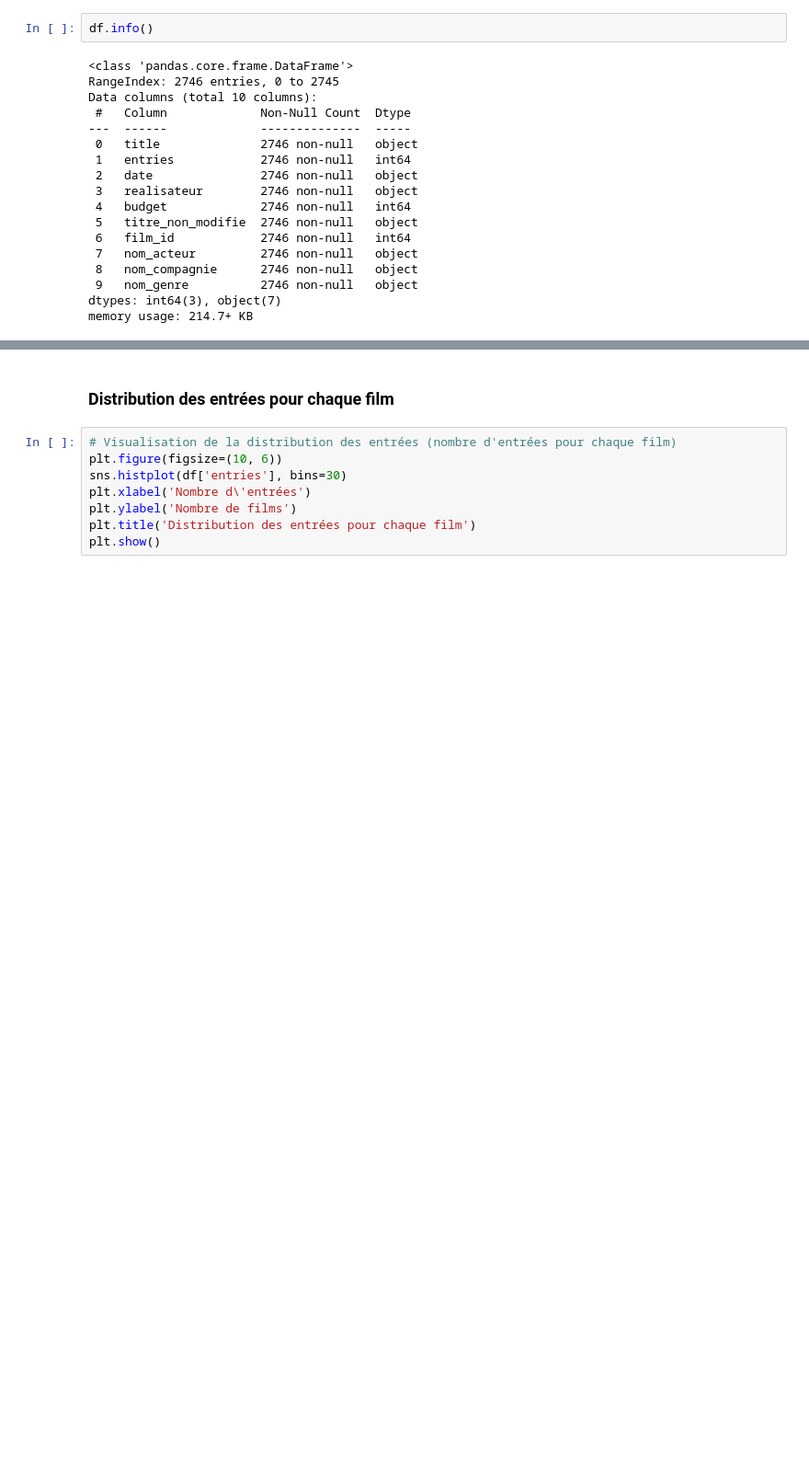
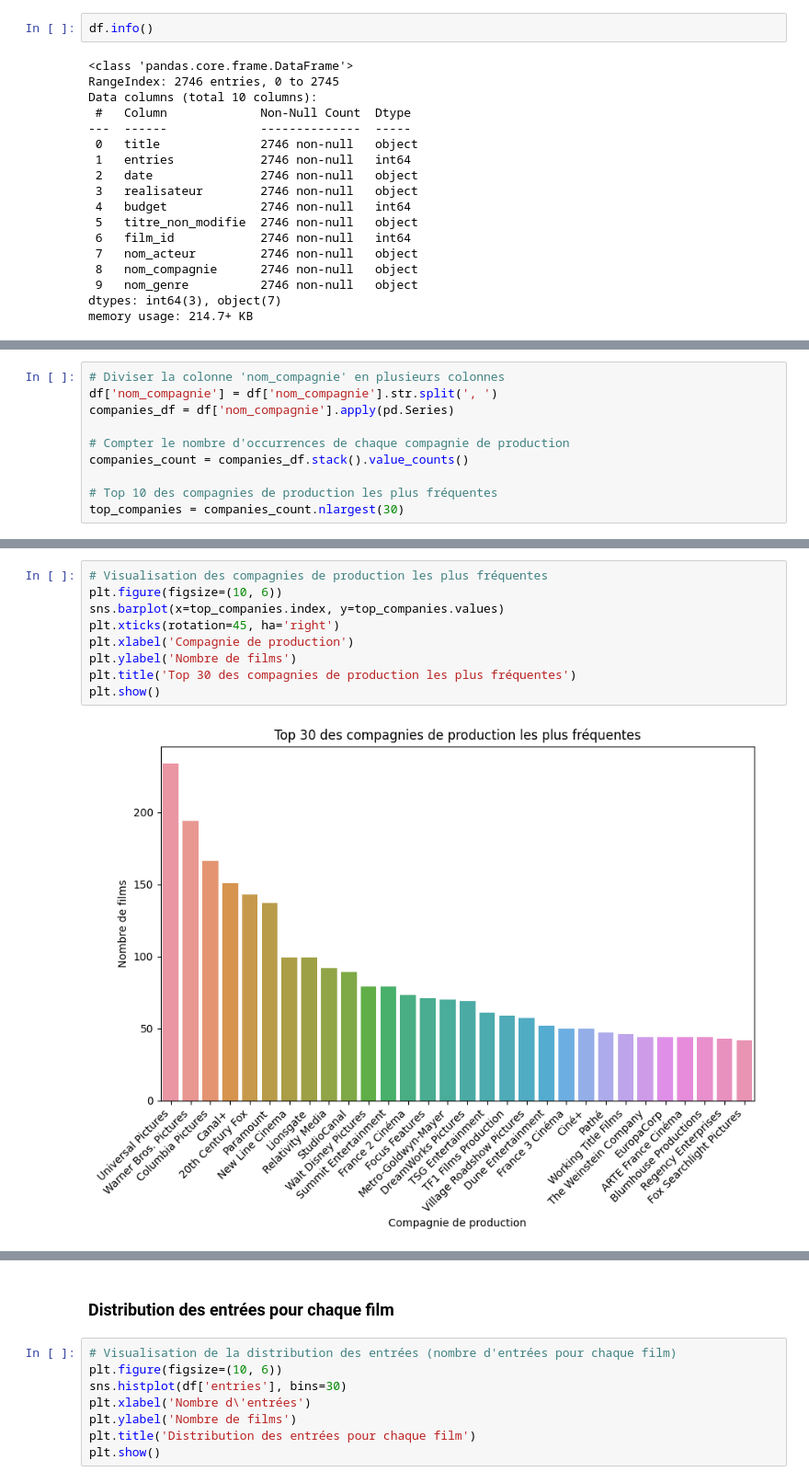
Before and after one commit to DonzerHD/Predictif_des_Entrees_de_Films, a Jupyter notebook: notebooks/Analyse_des_donnees.ipynb, the cells around one changed output, grey strips where cells are left out. Shown at 92% size. Saved outputs shown, nothing was run; the diff lists cells and outputs as text; blank space fills up the shorter version.

```diff
--- a/notebooks/Analyse_des_donnees.ipynb
+++ b/notebooks/Analyse_des_donnees.ipynb
@@ -84,0 +182,10 @@ ValueError: min() arg is an empty sequence
+# %%
+# Diviser la colonne 'nom_compagnie' en plusieurs colonnes
+df['nom_compagnie'] = df['nom_compagnie'].str.split(', ')
+companies_df = df['nom_compagnie'].apply(pd.Series)
+
+# Compter le nombre d'occurrences de chaque compagnie de production
+companies_count = companies_df.stack().value_counts()
+
+# Top 10 des compagnies de production les plus fréquentes
+top_companies = companies_count.nlargest(30)
@@ -84,0 +212,11 @@ ValueError: min() arg is an empty sequence
+# %%
+# Visualisation des compagnies de production les plus fréquentes
+plt.figure(figsize=(10, 6))
+sns.barplot(x=top_companies.index, y=top_companies.values)
+plt.xticks(rotation=45, ha='right')
+plt.xlabel('Compagnie de production')
+plt.ylabel('Nombre de films')
+plt.title('Top 30 des compagnies de production les plus fréquentes')
+plt.show()
+# %% [output]
+[figure, added]
```
Also changed, not shown: parts of 32 cells of this notebook.
